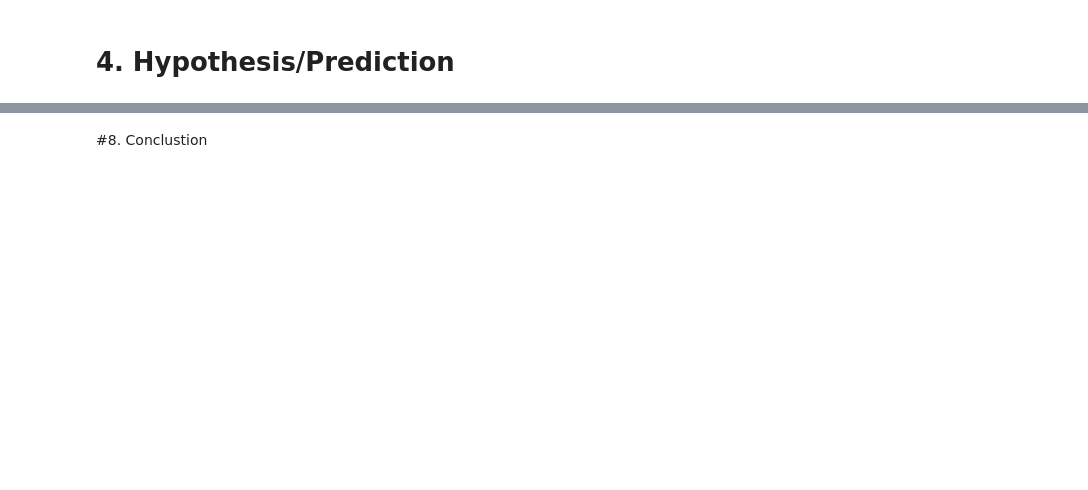
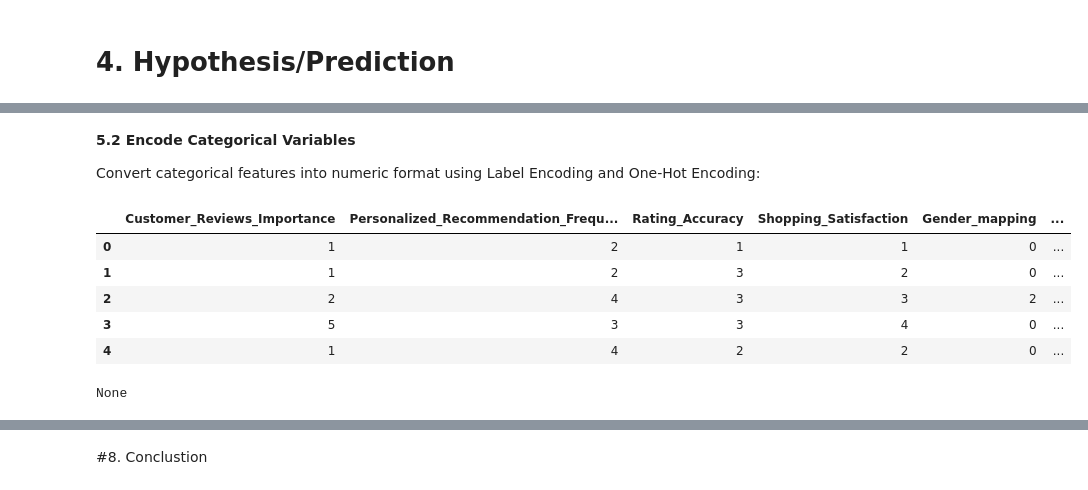
Before and after one commit to nc142j/Amazon_Behaviors_Purchases, a Jupyter notebook: Amazon_Behaviors_Purchases.ipynb, the cells around one changed output, grey strips where cells are left out. Saved outputs shown, nothing was run; the diff lists cells and outputs as text; code cells hidden in the pictures; blank space fills up the shorter version.

```diff
--- a/Amazon_Behaviors_Purchases.ipynb
+++ b/Amazon_Behaviors_Purchases.ipynb
@@ -506 +743,22 @@ These predictions are directly derived from the observed trends in the initial d
+# %% [markdown]
+**5.2 Encode Categorical Variables**
+
+Convert categorical features into numeric format using Label Encoding and One-Hot Encoding:
+# %%
+if 'Gender' in df.columns:
+    le = LabelEncoder()
+    df['Gender'] = le.fit_transform(df['Gender'])  # Male=1, Female=0
+
+# One-hot encoding for multi-class categorical variables
+df = pd.get_dummies(df, drop_first=True)
+#df[Purchase_Categories] = df[Purchase_Categories].apply(lambda x :str.split(';'))
+display(styled_dataframe_header(df.head()))
+# %% [output]
+|  | Customer_Reviews_Importance | Personalized_Recommendation_Frequ... | Rating_Accuracy | Shopping_Satisfaction | Gender_mapping | ... |
+| 0 | 1 | 2 | 1 | 1 | 0 | ... |
+| 1 | 1 | 2 | 3 | 2 | 0 | ... |
+| 2 | 2 | 4 | 3 | 3 | 2 | ... |
+| 3 | 5 | 3 | 3 | 4 | 0 | ... |
+| 4 | 1 | 4 | 2 | 2 | 0 | ... |
+None
 # %% [markdown]
```
Also changed, not shown: parts of 47 cells of this notebook.
